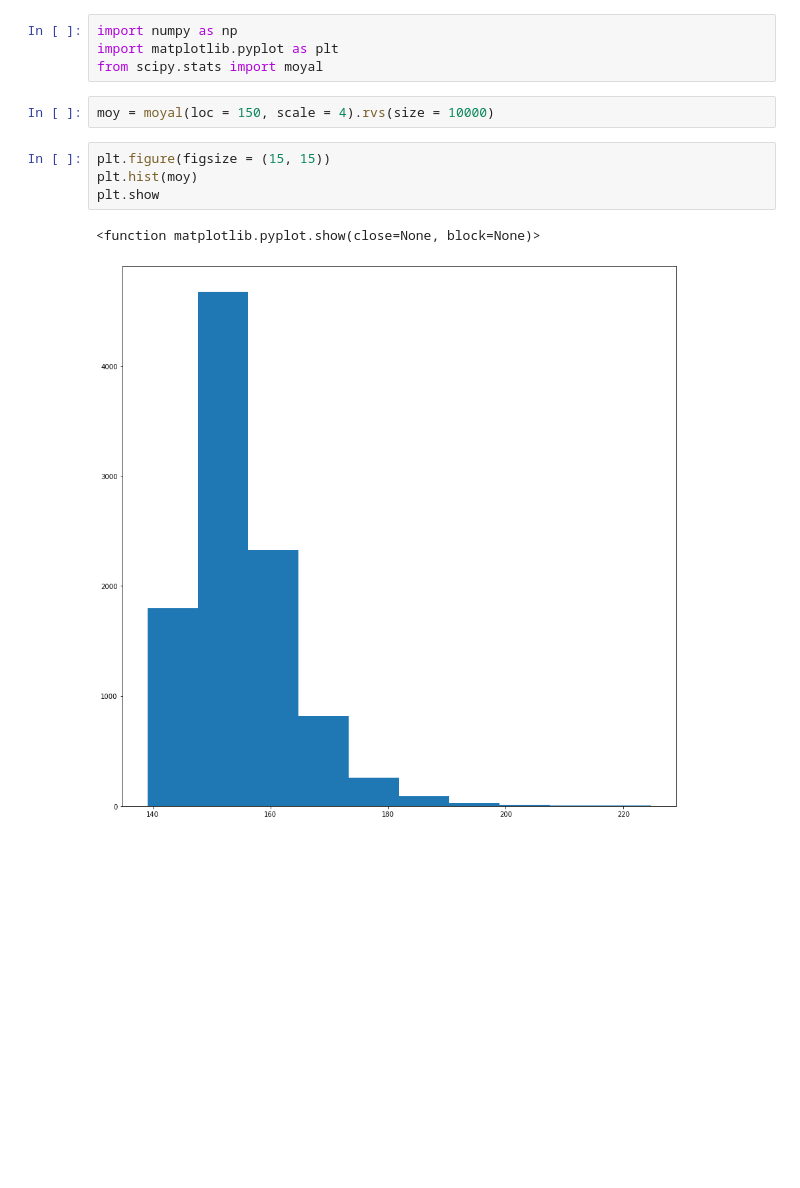
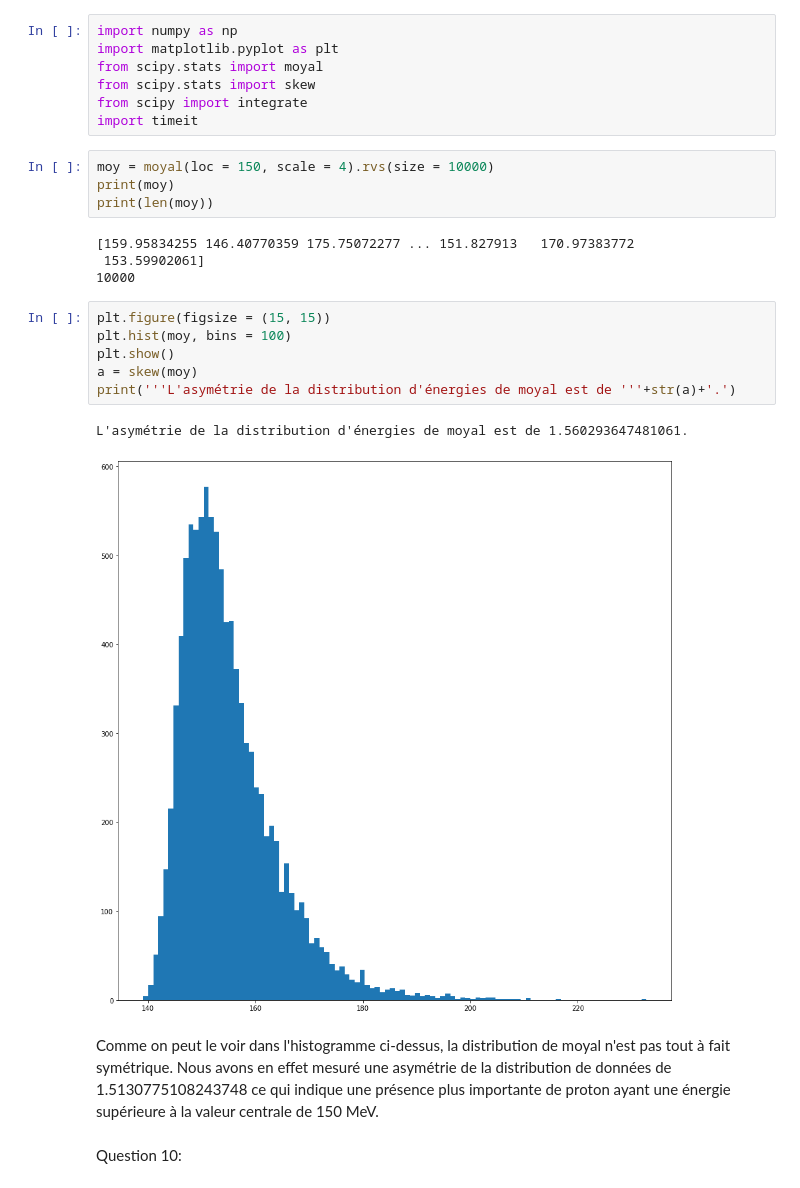
Before and after one commit to lb0918/TP1-de-physnum, a Jupyter notebook: Question9.ipynb, the cells around one changed output. Drawn from its saved outputs; the diff is of its cells as text; blank space fills up the shorter version.

```diff
--- a/Question9.ipynb
+++ b/Question9.ipynb
@@ -2,12 +2,27 @@
 import numpy as np
 import matplotlib.pyplot as plt
 from scipy.stats import moyal
+from scipy.stats import skew
+from scipy import integrate
+import timeit
 # %%
 moy = moyal(loc = 150, scale = 4).rvs(size = 10000)
+print(moy)
+print(len(moy))
+# %% [output]
+[159.95834255 146.40770359 175.75072277 ... 151.827913   170.97383772
+ 153.59902061]
+10000
 # %%
 plt.figure(figsize = (15, 15))
-plt.hist(moy)
-plt.show
+plt.hist(moy, bins = 100)
+plt.show()
+a = skew(moy)
+print('''L'asymétrie de la distribution d'énergies de moyal est de '''+str(a)+'.')
 # %% [output]
-<function matplotlib.pyplot.show(close=None, block=None)>
+L'asymétrie de la distribution d'énergies de moyal est de 1.560293647481061.
-[figure, old version]
+[figure, new version]
+# %% [markdown]
+Comme on peut le voir dans l'histogramme ci-dessus, la distribution de moyal n'est pas tout à fait symétrique. Nous avons en effet mesuré une asymétrie de la distribution de données de 1.5130775108243748 ce qui indique une présence plus importante de proton ayant une énergie supérieure à la valeur centrale de 150 MeV.
+# %% [markdown]
+Question 10:
```
Also changed, not shown: parts of 12 cells of this notebook, 1 other file.
